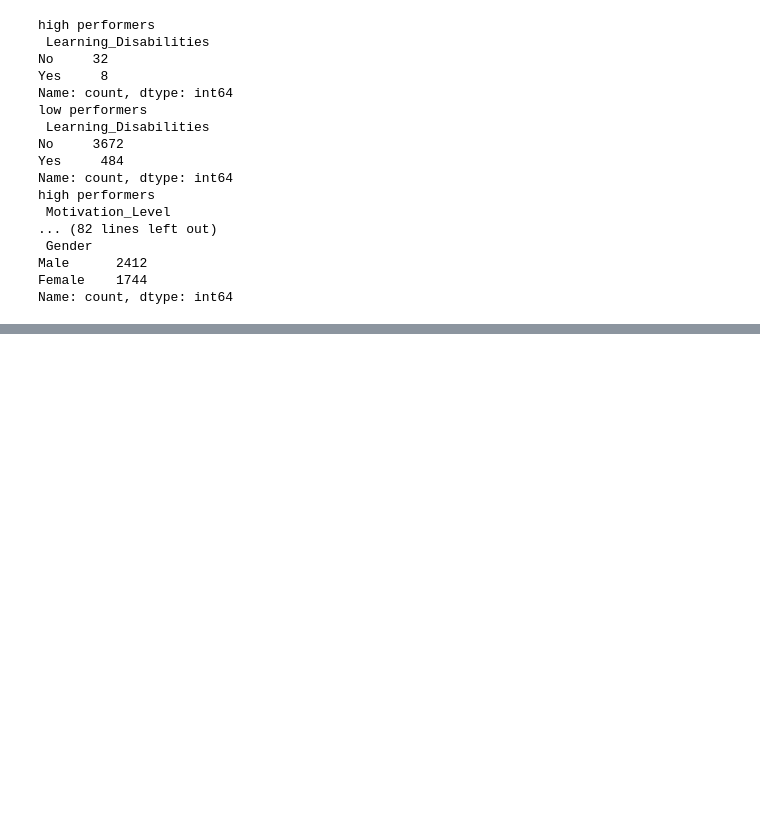
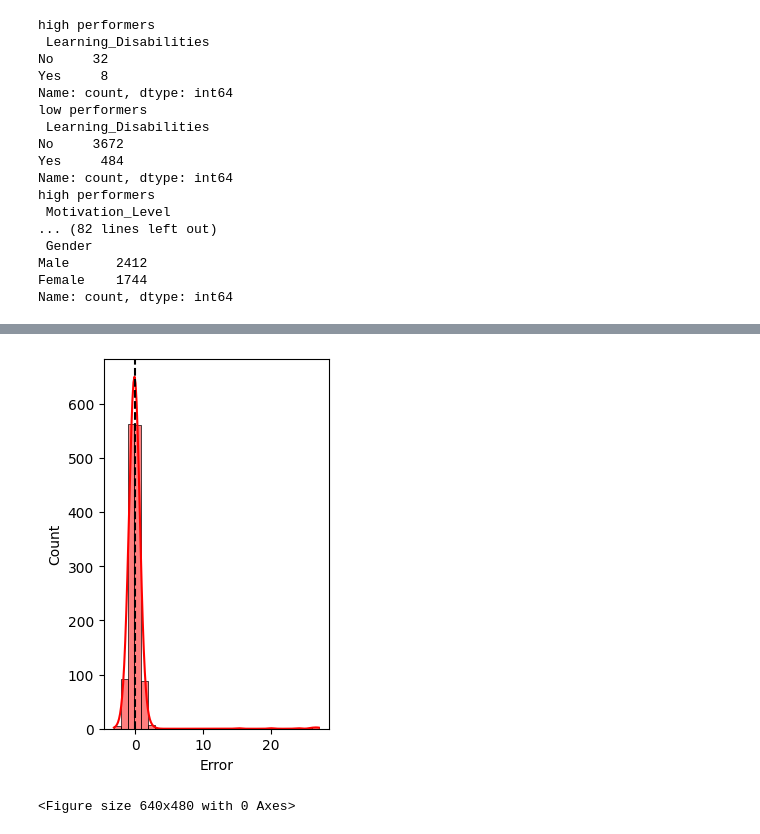
Before and after one commit to AybarsKansu/for-me-to-study, a Jupyter notebook: student_performence_EDA.ipynb, the cells around one changed output, grey strips where cells are left out. Drawn from its saved outputs; the diff is of its cells as text; code cells hidden in the pictures; blank space fills up the shorter version.

```diff
--- a/student_performence_EDA.ipynb
+++ b/student_performence_EDA.ipynb
@@ -684,0 +767,13 @@ print("Numeric features:", numeric_features)
+# %%
+residuals = y_test - y_pred
+plt.subplot(1, 2, 2)
+sns.histplot(residuals, kde=True, color='red', bins=30)
+plt.axvline(x=0, color='k', linestyle='--')
+plt.xlabel('Error')
+plt.show('Frequency')
+plt.tight_layout()
+
+plt.show()
+# %% [output]
+[figure, added]
+<Figure size 640x480 with 0 Axes>
```
Also changed, not shown: parts of 37 cells of this notebook.
